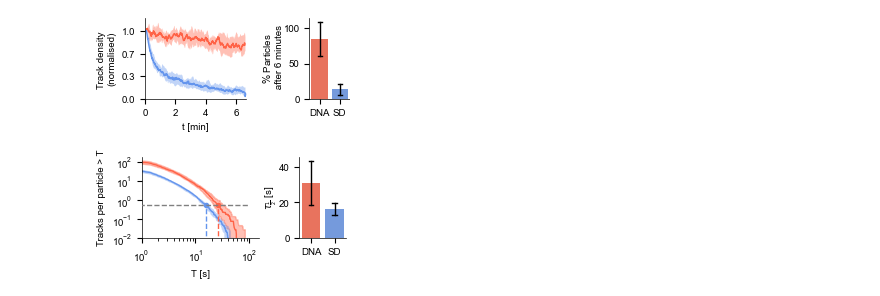
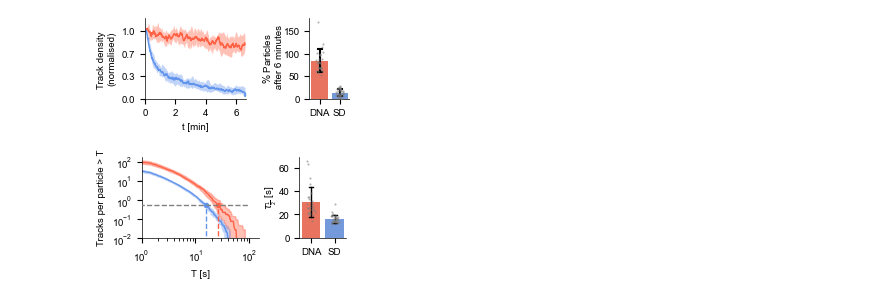
Before and after one commit to GanzingerLab/SPIT, a Jupyter notebook: figures DNA-PAINT-SPT paper/Fig2FG.ipynb, the cells around one changed output. Cells and saved outputs as stored; diff of their text form; code cells hidden in the pictures.

Commit message:
added stripplot

```diff
--- a/figures DNA-PAINT-SPT paper/Fig2FG.ipynb
+++ b/figures DNA-PAINT-SPT paper/Fig2FG.ipynb
@@ -9,7 +9,7 @@ plt.style.use(r'U:\DNA-PAINT-SPT\nature_7pt.mplstyle')
 
 # Load data
 df_data = pd.read_hdf(
-    r'U:\DNA-PAINT-SPT\Fig2F\df_data.hdf', key='df_data')
+    r'U:\DNA-PAINT-SPT\source data\Fig2FG\df_data.hdf', key='df_data')
 
 
 # get indices of the different conditions
@@ -85,13 +85,16 @@ df = pd.concat([data_DNA, data_SD], axis=0, ignore_index=True)
 df.value = df.value*100  # for percentage
 
 ax = sns.barplot(data=df, x='type', palette=['tomato', 'cornflowerblue'],
-                 y='value', linewidth=1, capsize=.2, errcolor='black', errwidth=1, ci='sd')
+                 y='value', linewidth=1, capsize=.2, errcolor='black', errwidth=1.5, errorbar='sd')
+ax = sns.stripplot(data=df, x='type', color='gray',
+                 y='value', size=1.5, jitter=0.18, alpha=0.6)
+
 
 ax.set_ylabel(r'$\%$ Particles''\n'' after 6 minutes', labelpad=0)
 ax.set_xlabel('')
 ax.set_ylim(bottom=0);
 # %% [output]
-[figure, old version]
+[figure, new version]
 # %%
 def find_T_crit(NgT, Ts):
     Tcrit = Ts[np.argmax(NgT < 0.5)]
@@ -154,32 +157,35 @@ axs[0].plot(Tcrit_SD, 0.5, 'o', color='cornflowerblue', markersize=3, zorder=100
 axs[0].hlines(0.5, 0, 100, color='gray', ls='--', zorder=100, linewidth=1)
 axs[0].vlines(Tcrit_PAINT, 0, 0.5, color='tomato', ls='--', zorder=100, linewidth=1)
 axs[0].vlines(Tcrit_SD, 0, 0.5, color='cornflowerblue',
               ls='--', zorder=100, linewidth=1)
 
 
 axs[0].set_ylabel('Tracks per particle > T')
 axs[0].set_ylim(1/allTracks_SD.mean(axis=1).max(),
                 2*allTracks_PAINT.mean(axis=1).max())
 axs[0].set_xlim(1, 150)
 axs[0].set_xlabel('T [s]')
 axs[0].set_yticks([0.01, 0.1, 1, 10, 100])
 
 
 # Bar plot
 data_DNA = pd.DataFrame(
     {'type': 'DNA', 'tau': df_data.loc[df_data.condition == 'DNA-PAINT'].Tcrit})
 data_DNA = data_DNA.loc[~data_DNA.tau.isnull()]
 
 data_SD = pd.DataFrame(
     {'type': 'SD', 'tau': df_data.loc[df_data.condition == 'SD'].Tcrit})
 data_SD = data_SD.loc[~data_SD.tau.isnull()]
 
 df = pd.concat([data_DNA, data_SD], axis=0, ignore_index=True)
 
 ax = sns.barplot(data=df, x='type', palette=['tomato', 'cornflowerblue'],
-                 y='tau', linewidth=1, capsize=.2, errcolor='black', errwidth=1, ci='sd')
+                 y='tau', linewidth=1, capsize=.2, errcolor='black', errwidth=1, errorbar='sd')
+ax = sns.stripplot(data=df, x='type', color='gray',
+                 y='tau', size=1.5, jitter=0.18, alpha=0.6)
+
 ax.set_ylabel(r'$\tau_{\frac{1}{2}}$ [s]', labelpad=0)
 ax.set_xlabel('')
 ax.set_ylim(bottom=0);
 # %% [output]
-[figure, old version]
+[figure, new version]
```
Also changed, not shown: 1 other file.
